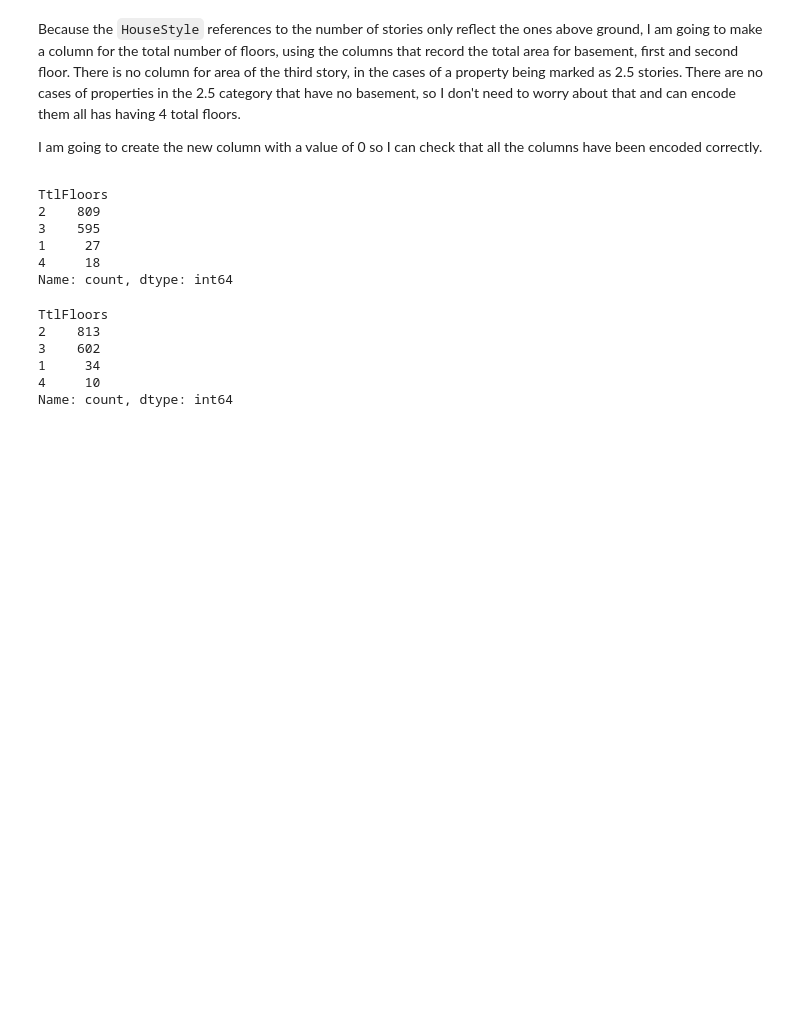
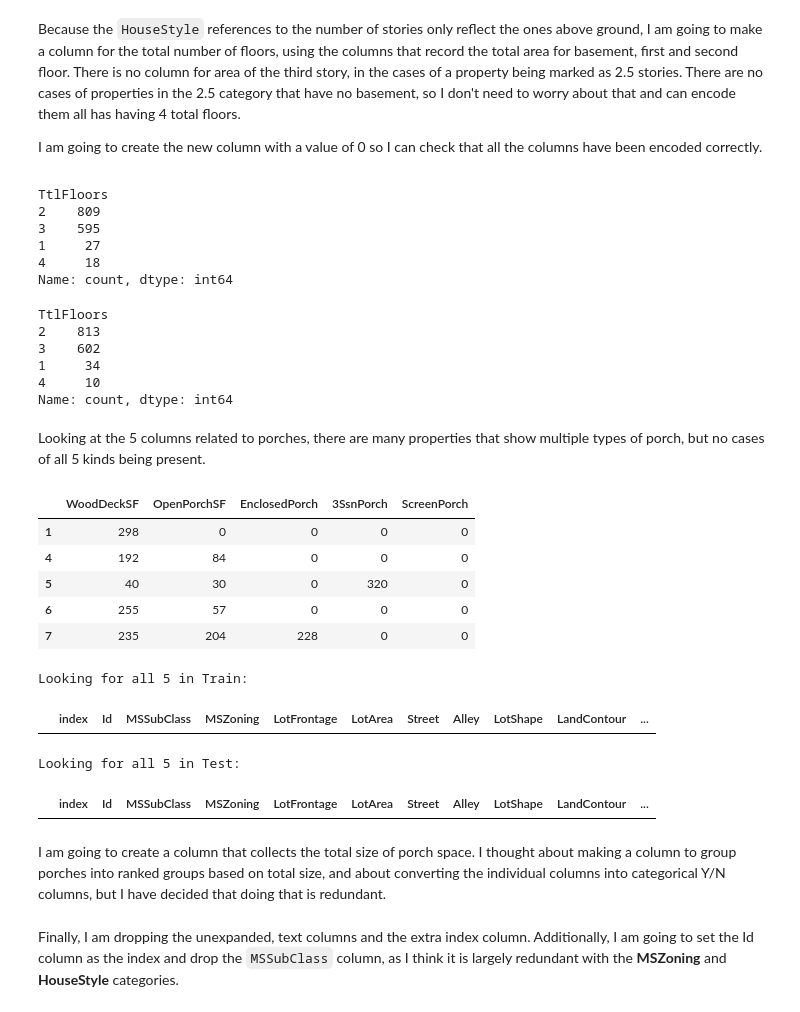
Before and after one commit to MeghanBarritt/kaggle-comp-housing-prices, a Jupyter notebook: Notebooks/3-Feature_Engineering.ipynb, the cells around one changed output. Saved outputs shown, nothing was run; the diff lists cells and outputs as text; code cells hidden in the pictures; blank space fills up the shorter version.

```diff
--- a/Notebooks/3-Feature_Engineering.ipynb
+++ b/Notebooks/3-Feature_Engineering.ipynb
@@ -258,17 +320,14 @@ train_c1 = pd.DataFrame(data=(enc.fit_transform(train[['Condition1']])),columns=
 train_c2 = pd.DataFrame(data=(enc.fit_transform(train[['Condition2']])),columns=(enc.get_feature_names_out()))
 train_condition = pd.concat([train_c1,train_c2],axis=1)
 # %%
-# rename columns that did not appear in the second set of conditions
-train_condition = train_condition.rename(columns={'Condition1_RRAe':'Cond_RRAe','Condition1_RRNe':'Cond_RRNe'})
-
 # create columns for coalating values
 train_condition['Cond_Artery'] = 0.0
 train_condition['Cond_Feedr'] = 0.0
 train_condition['Cond_Norm'] = 0.0
 train_condition['Cond_PosA'] = 0.0
 train_condition['Cond_PosN'] = 0.0
-train_condition['Cond_RRAn'] = 0.0
-train_condition['Cond_RRNn'] = 0.0
+train_condition['Cond_RRA'] = 0.0
+train_condition['Cond_RRN'] = 0.0
 # %%
 # where either 'Artery' expansion is 1, fill master column with a 1
 train_condition.loc[((train_condition[
@@ -314,7 +373,7 @@ train_condition.loc[((train_condition[
 # %%
 # merge the columns to keep back onto main dataframe
-train = pd.concat([train.reset_index(),train_condition[['Cond_Artery','Cond_Feedr','Cond_Norm','Cond_RRNn','Cond_RRAn',
-                                                        'Cond_PosN','Cond_PosA','Cond_RRNe','Cond_RRAe']]],axis=1)
+train = pd.concat([train.reset_index(),train_condition[['Cond_Artery','Cond_Feedr','Cond_Norm','Cond_RRN','Cond_RRA',
+                                                        'Cond_PosN','Cond_PosA']]],axis=1)
 # %% [markdown]
 And the test set:
 # %%
@@ -324,7 +383,7 @@ test_c2 = pd.DataFrame(data=(enc.fit_transform(test[['Condition2']])),columns=(e
 test_condition = pd.concat([test_c1,test_c2],axis=1)
 # %%
 # rename columns that did not appear in the second set of conditions
-test_condition = test_condition.rename(columns={'Condition1_RRAe':'Cond_RRAe','Condition1_RRAn':'Cond_RRAn','Condition1_RRNe':'Cond_RRNe','Condition1_RRNn':'Cond_RRNn'})
+test_condition = test_condition.rename(columns={'Condition1_RRA':'Cond_RRA','Condition1_RRN':'Cond_RRN'})
 
 # create columns for coalating values
 test_condition['Cond_Artery'] = 0.0
@@ -364,8 +423,8 @@ test_condition.loc[((test_condition[
 ].index).tolist()), 'Cond_PosN'] = 1
 # %%
 # merge the columns to keep back onto main dataframe
-test = pd.concat([test.reset_index(),test_condition[['Cond_Artery','Cond_Feedr','Cond_Norm','Cond_RRNn','Cond_RRAn',
-                                                        'Cond_PosN','Cond_PosA','Cond_RRNe','Cond_RRAe']]],axis=1)
+test = pd.concat([test.reset_index(),test_condition[['Cond_Artery','Cond_Feedr','Cond_Norm','Cond_RRN','Cond_RRA',
+                                                        'Cond_PosN','Cond_PosA']]],axis=1)
 # %% [markdown]
 `Exterior1st` and `Exterior2nd` share the following set of possible values:<p>
 
@@ -969,3 +1167,24 @@ TtlFloors
 1     34
 4     10
 Name: count, dtype: int64
+# %% [markdown]
+Looking at the 5 columns related to porches, there are many properties that show multiple types of porch, but no cases of all 5 kinds being present.
+# %%
+display(train[train['WoodDeckSF']>0][['WoodDeckSF','OpenPorchSF','EnclosedPorch','3SsnPorch','ScreenPorch']].head(5))
+print('Looking for all 5 in Train:')
+display(train[(train['WoodDeckSF']>0)&(train['OpenPorchSF']>0)&(train['EnclosedPorch']>0)&(train['3SsnPorch']>0)&(train['ScreenPorch']>0)])
+print('Looking for all 5 in Test:')
+display(test[(test['WoodDeckSF']>0)&(test['OpenPorchSF']>0)&(test['EnclosedPorch']>0)&(test['3SsnPorch']>0)&(test['ScreenPorch']>0)])
+# %% [output]
+|  | WoodDeckSF | OpenPorchSF | EnclosedPorch | 3SsnPorch | ScreenPorch |
+| 1 | 298 | 0 | 0 | 0 | 0 |
+| 4 | 192 | 84 | 0 | 0 | 0 |
+| 5 | 40 | 30 | 0 | 320 | 0 |
+| 6 | 255 | 57 | 0 | 0 | 0 |
+| 7 | 235 | 204 | 228 | 0 | 0 |
+Looking for all 5 in Train:
+|  | index | Id | MSSubClass | MSZoning | LotFrontage | LotArea | Street | Alley | LotShape | LandContour | ... |
+Looking for all 5 in Test:
+|  | index | Id | MSSubClass | MSZoning | LotFrontage | LotArea | Street | Alley | LotShape | LandContour | ... |
+# %% [markdown]
+I am going to create a column that collects the total size of porch space. I thought about making a column to group porches into ranked groups based on total size, and about converting the individual columns into categorical Y/N columns, but I have decided that doing that is redundant.
@@ -971,0 +1195,2 @@ Name: count, dtype: int64
+# %% [markdown]
+Finally, I am dropping the unexpanded, text columns and the extra index column. Additionally, I am going to set the Id column as the index and drop the `MSSubClass` column, as I think it is largely redundant with the **MSZoning** and **HouseStyle** categories.
```
Also changed, not shown: parts of 50 cells of this notebook.
